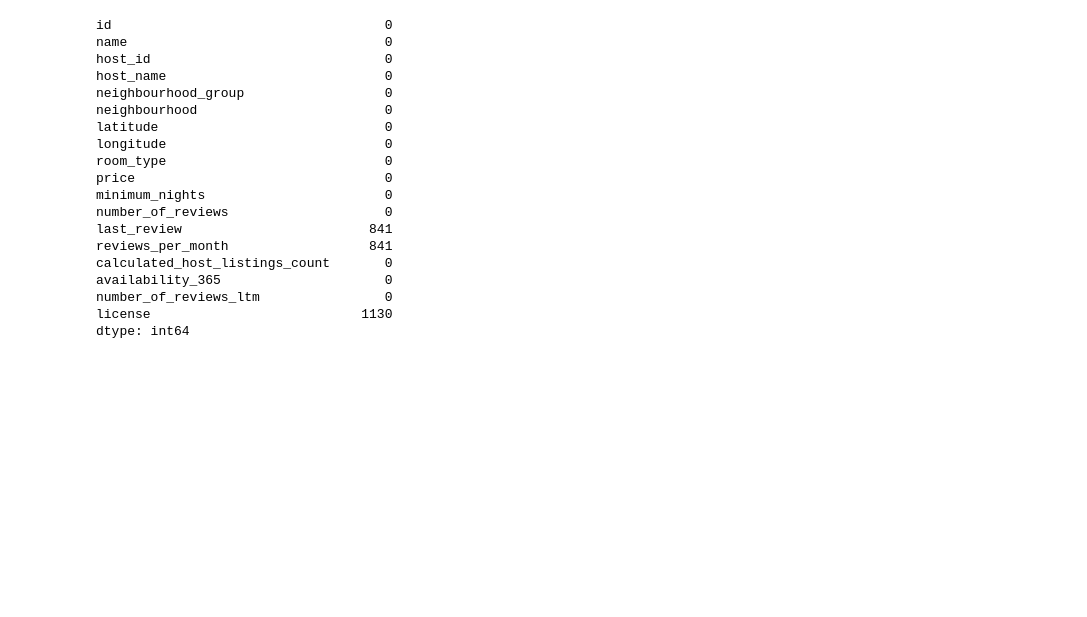
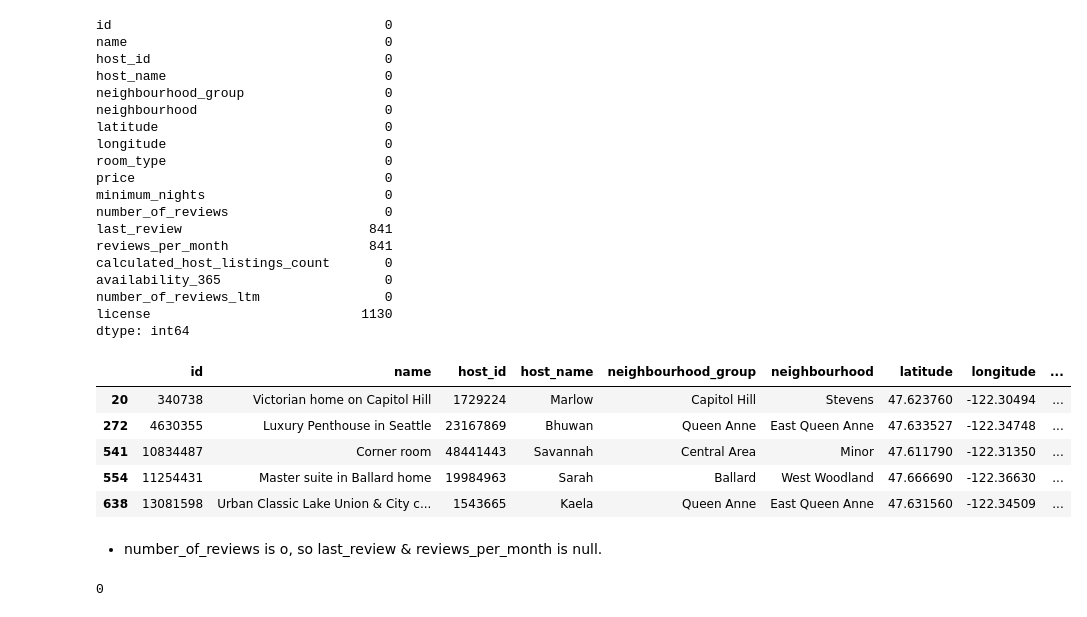
Before and after one commit to sagarbarge/Seattle-Airbnb-Open-Data-, a Jupyter notebook: Seattle Airbnb Open Data - SQL Project.ipynb, the cells around one changed output. Drawn from its saved outputs; the diff is of its cells as text; code cells hidden in the pictures; blank space fills up the shorter version.

```diff
--- a/Seattle Airbnb Open Data - SQL Project.ipynb
+++ b/Seattle Airbnb Open Data - SQL Project.ipynb
@@ -155,3 +151,23 @@ availability_365                     0
 number_of_reviews_ltm                0
 license                           1130
 dtype: int64
+# %%
+# Checking null values and its relation to last_review, reviews_per_month
+df_nan = df_lis[df_lis['last_review'].isna()]
+df_nan.head()
+# %% [output]
+|  | id | name | host_id | host_name | neighbourhood_group | neighbourhood | latitude | longitude | ... |
+| 20 | 340738 | Victorian home on Capitol Hill | 1729224 | Marlow | Capitol Hill | Stevens | 47.623760 | -122.30494 | ... |
+| 272 | 4630355 | Luxury Penthouse in Seattle | 23167869 | Bhuwan | Queen Anne | East Queen Anne | 47.633527 | -122.34748 | ... |
+| 541 | 10834487 | Corner room | 48441443 | Savannah | Central Area | Minor | 47.611790 | -122.31350 | ... |
+| 554 | 11254431 | Master suite in Ballard home | 19984963 | Sarah | Ballard | West Woodland | 47.666690 | -122.36630 | ... |
+| 638 | 13081598 | Urban Classic Lake Union & City c... | 1543665 | Kaela | Queen Anne | East Queen Anne | 47.631560 | -122.34509 | ... |
+# %% [markdown]
+-  number_of_reviews is o, so last_review & reviews_per_month is null.
+# %%
+# Filling null values by 0
+df_lis['last_review']= df_lis['last_review'].fillna(0)
+df_lis['reviews_per_month']= df_lis['reviews_per_month'].fillna(0)
+df_lis['last_review'].isna().sum()
+# %% [output]
+0
```
Also changed, not shown: parts of 8 cells of this notebook.
